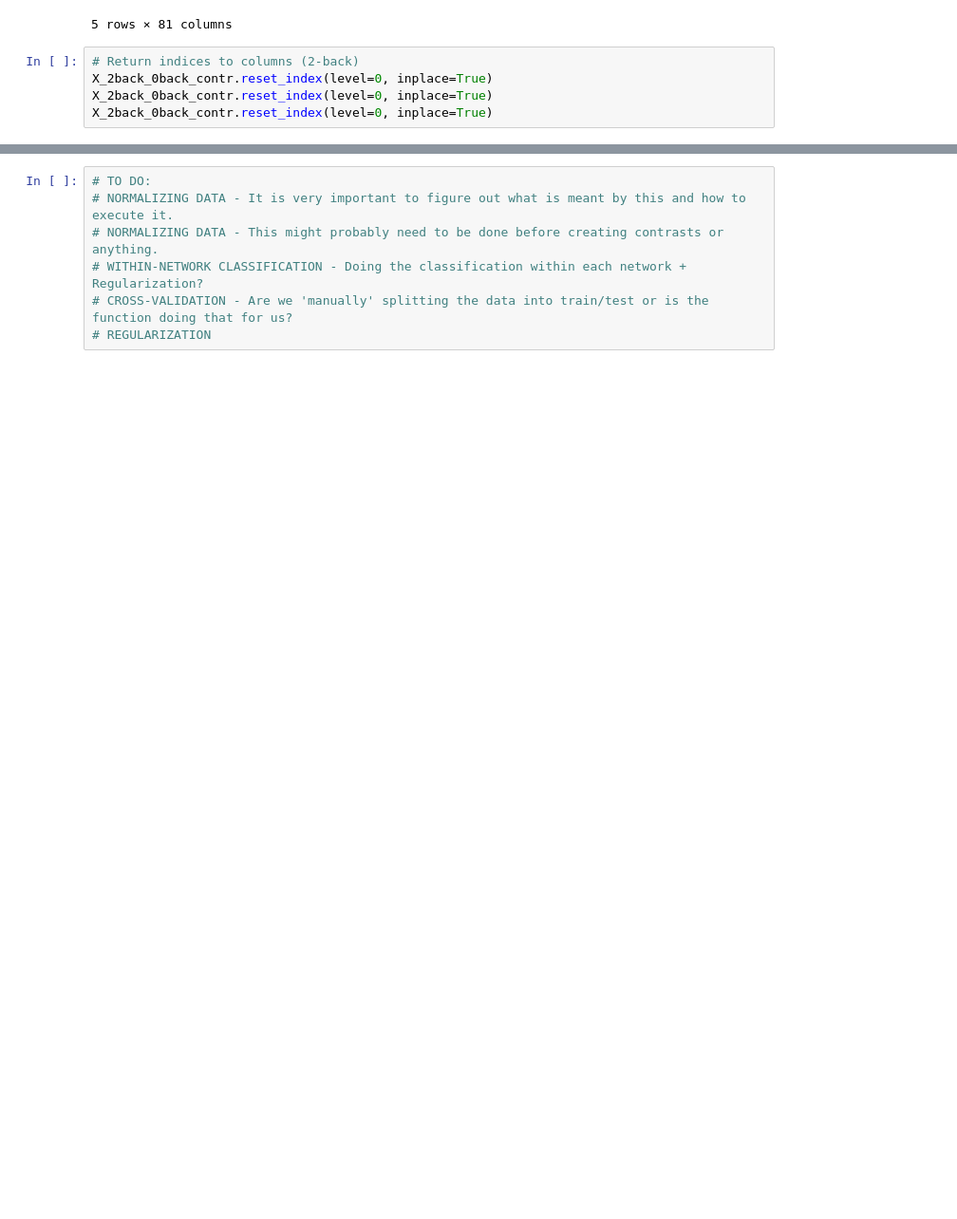
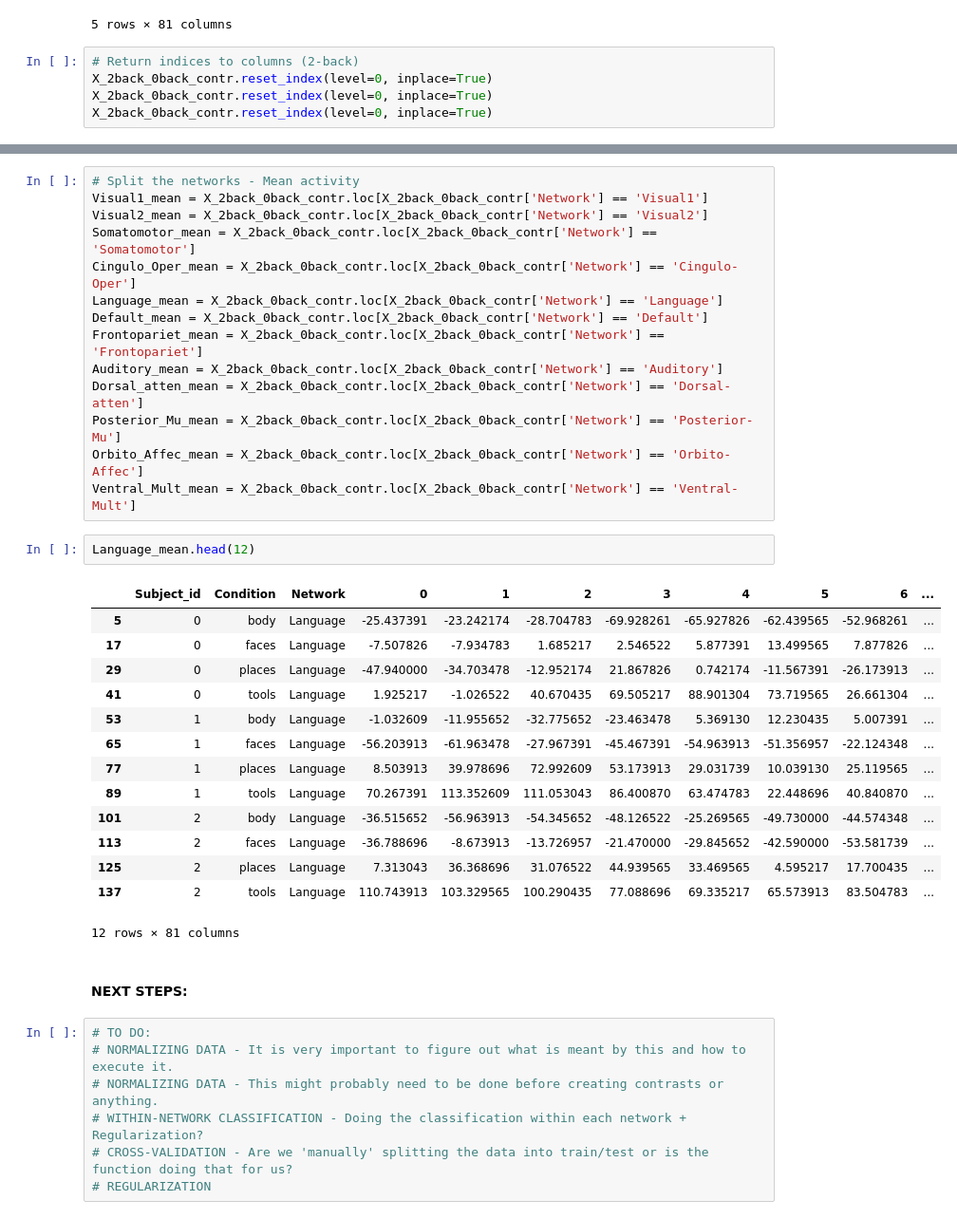
Before and after one commit to pinakm9/NMA, a Jupyter notebook: garbage/fMRI analysis - NMA.ipynb, the cells around one changed output, grey strips where cells are left out. Shown: that part at 95% size. Drawn from its saved outputs; the diff is of its cells as text; blank space fills up the shorter version.

```diff
--- a/garbage/fMRI analysis - NMA.ipynb
+++ b/garbage/fMRI analysis - NMA.ipynb
@@ -512,3 +602,36 @@ X_2back_0back_contr.reset_index(level=0, inplace=True)
+# %%
+# Split the networks - Mean activity
+Visual1_mean = X_2back_0back_contr.loc[X_2back_0back_contr['Network'] == 'Visual1']
+Visual2_mean = X_2back_0back_contr.loc[X_2back_0back_contr['Network'] == 'Visual2']
+Somatomotor_mean = X_2back_0back_contr.loc[X_2back_0back_contr['Network'] == 'Somatomotor']
+Cingulo_Oper_mean = X_2back_0back_contr.loc[X_2back_0back_contr['Network'] == 'Cingulo-Oper']
+Language_mean = X_2back_0back_contr.loc[X_2back_0back_contr['Network'] == 'Language']
+Default_mean = X_2back_0back_contr.loc[X_2back_0back_contr['Network'] == 'Default']
+Frontopariet_mean = X_2back_0back_contr.loc[X_2back_0back_contr['Network'] == 'Frontopariet']
+Auditory_mean = X_2back_0back_contr.loc[X_2back_0back_contr['Network'] == 'Auditory']
+Dorsal_atten_mean = X_2back_0back_contr.loc[X_2back_0back_contr['Network'] == 'Dorsal-atten']
+Posterior_Mu_mean = X_2back_0back_contr.loc[X_2back_0back_contr['Network'] == 'Posterior-Mu']
+Orbito_Affec_mean = X_2back_0back_contr.loc[X_2back_0back_contr['Network'] == 'Orbito-Affec']
+Ventral_Mult_mean = X_2back_0back_contr.loc[X_2back_0back_contr['Network'] == 'Ventral-Mult']
+# %%
+Language_mean.head(12)
+# %% [output]
+|  | Subject_id | Condition | Network | 0 | 1 | 2 | 3 | 4 | 5 | 6 | ... |
+| 5 | 0 | body | Language | -25.437391 | -23.242174 | -28.704783 | -69.928261 | -65.927826 | -62.439565 | -52.968261 | ... |
+| 17 | 0 | faces | Language | -7.507826 | -7.934783 | 1.685217 | 2.546522 | 5.877391 | 13.499565 | 7.877826 | ... |
+| 29 | 0 | places | Language | -47.940000 | -34.703478 | -12.952174 | 21.867826 | 0.742174 | -11.567391 | -26.173913 | ... |
+| 41 | 0 | tools | Language | 1.925217 | -1.026522 | 40.670435 | 69.505217 | 88.901304 | 73.719565 | 26.661304 | ... |
+| 53 | 1 | body | Language | -1.032609 | -11.955652 | -32.775652 | -23.463478 | 5.369130 | 12.230435 | 5.007391 | ... |
+| 65 | 1 | faces | Language | -56.203913 | -61.963478 | -27.967391 | -45.467391 | -54.963913 | -51.356957 | -22.124348 | ... |
+| 77 | 1 | places | Language | 8.503913 | 39.978696 | 72.992609 | 53.173913 | 29.031739 | 10.039130 | 25.119565 | ... |
+| 89 | 1 | tools | Language | 70.267391 | 113.352609 | 111.053043 | 86.400870 | 63.474783 | 22.448696 | 40.840870 | ... |
+| 101 | 2 | body | Language | -36.515652 | -56.963913 | -54.345652 | -48.126522 | -25.269565 | -49.730000 | -44.574348 | ... |
+| 113 | 2 | faces | Language | -36.788696 | -8.673913 | -13.726957 | -21.470000 | -29.845652 | -42.590000 | -53.581739 | ... |
+| 125 | 2 | places | Language | 7.313043 | 36.368696 | 31.076522 | 44.939565 | 33.469565 | 4.595217 | 17.700435 | ... |
+| 137 | 2 | tools | Language | 110.743913 | 103.329565 | 100.290435 | 77.088696 | 69.335217 | 65.573913 | 83.504783 | ... |
+12 rows × 81 columns
+# %% [markdown]
+#### NEXT STEPS:
 # %%
 # TO DO:
 # NORMALIZING DATA - It is very important to figure out what is meant by this and how to execute it.
```
Also changed, not shown: parts of 57 cells of this notebook.
